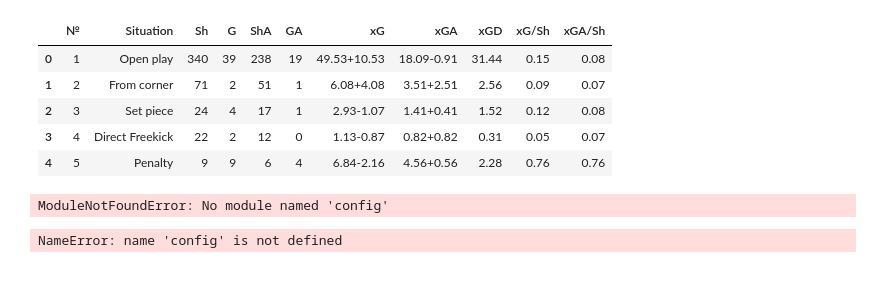
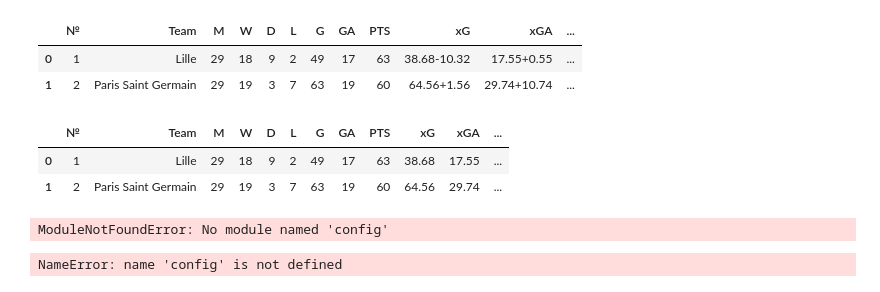
Before and after one commit to pedugnat/xg-tracker, a Jupyter notebook: notebooks/test_foot_viz.ipynb, the cells around one changed output. Saved outputs shown, nothing was run; the diff lists cells and outputs as text; code cells hidden in the pictures.

Commit message:
began adding league mode

```diff
--- a/notebooks/test_foot_viz.ipynb
+++ b/notebooks/test_foot_viz.ipynb
@@ -29,11 +29,8 @@ table_html = team_soup.find("div", {"id": "team-statistics"}).find("table")
 
 driver.quit()
-# %%
-pd.read_html(str(table_html))[0]
-# %% [output]
-|  | № | Situation | Sh | G | ShA | GA | xG | xGA | xGD | xG/Sh | xGA/Sh |
-| 0 | 1 | Open play | 340 | 39 | 238 | 19 | 49.53+10.53 | 18.09-0.91 | 31.44 | 0.15 | 0.08 |
-| 1 | 2 | From corner | 71 | 2 | 51 | 1 | 6.08+4.08 | 3.51+2.51 | 2.56 | 0.09 | 0.07 |
-| 2 | 3 | Set piece | 24 | 4 | 17 | 1 | 2.93-1.07 | 1.41+0.41 | 1.52 | 0.12 | 0.08 |
-| 3 | 4 | Direct Freekick | 22 | 2 | 12 | 0 | 1.13-0.87 | 0.82+0.82 | 0.31 | 0.05 | 0.07 |
-| 4 | 5 | Penalty | 9 | 9 | 6 | 4 | 6.84-2.16 | 4.56+0.56 | 2.28 | 0.76 | 0.76 |
+# %%
+df_league.head(2)
+# %% [output]
+|  | № | Team | M | W | D | L | G | GA | PTS | xG | xGA | ... |
+| 0 | 1 | Lille | 29 | 18 | 9 | 2 | 49 | 17 | 63 | 38.68-10.32 | 17.55+0.55 | ... |
+| 1 | 2 | Paris Saint Germain | 29 | 19 | 3 | 7 | 63 | 19 | 60 | 64.56+1.56 | 29.74+10.74 | ... |
@@ -39,0 +50,6 @@ pd.read_html(str(table_html))[0]
+# %%
+df_league.head(2)
+# %% [output]
+|  | № | Team | M | W | D | L | G | GA | PTS | xG | xGA | ... |
+| 0 | 1 | Lille | 29 | 18 | 9 | 2 | 49 | 17 | 63 | 38.68 | 17.55 | ... |
+| 1 | 2 | Paris Saint Germain | 29 | 19 | 3 | 7 | 63 | 19 | 60 | 64.56 | 29.74 | ... |
```
Also changed, not shown: parts of 9 cells of this notebook, 3 other files.
